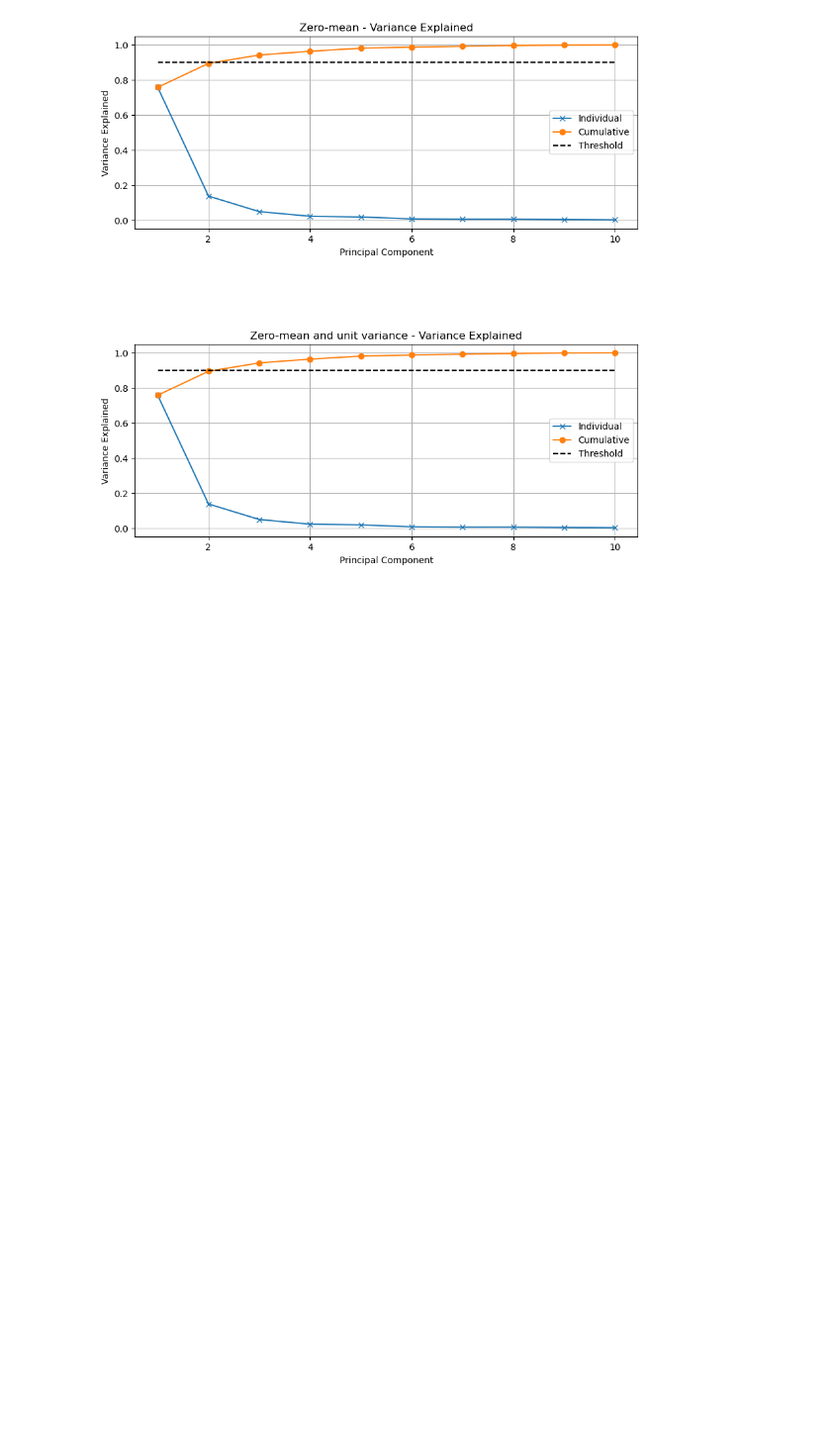
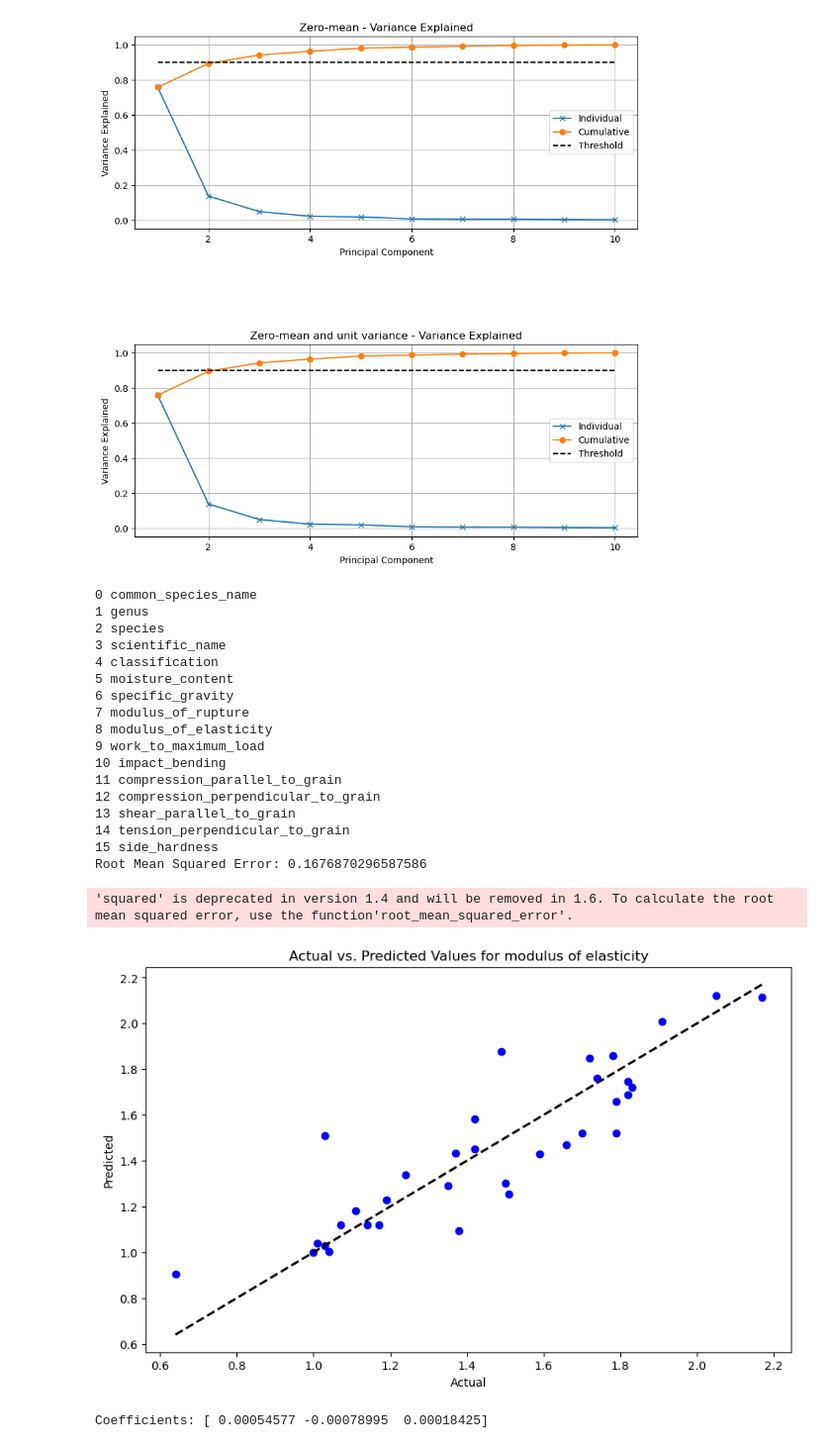
Before and after one commit to JohnOng123/02450-Project-1, a Jupyter notebook: 02450_project1.ipynb, the cells around one changed output. Shown at 99% size. Drawn from its saved outputs; the diff is of its cells as text; code cells hidden in the pictures; blank space fills up the shorter version.

```diff
--- a/02450_project1.ipynb
+++ b/02450_project1.ipynb
@@ -498,6 +498,64 @@ for k in range(2):
 plt.show()
 # %% [output]
 [figure]
+# %%
+for i in range(len(attributeNames)):
+    print(i, attributeNames[i])
+
+from sklearn.model_selection import train_test_split
+from sklearn.linear_model import LinearRegression
+from sklearn.metrics import mean_squared_error
+
+# Assuming 'X_scaled' is your feature set and 'y' is your target variable
+X = data_cleaned[[attributeNames[15], attributeNames[12], attributeNames[11]]]  # example predictors
+y = data_cleaned[attributeNames[8]]  # target variable
+
+# Split the data into training and testing sets
+X_train, X_test, y_train, y_test = train_test_split(X, y, test_size=0.2, random_state=42)
+
+# Create a linear regression model
+model = LinearRegression()
+model.fit(X_train, y_train)
+
+# Predict on the testing set
+y_pred = model.predict(X_test)
+
+# Evaluate the model
+rmse = mean_squared_error(y_test, y_pred, squared=False)
+print(f"Root Mean Squared Error: {rmse}")
+
+# Plotting the actual vs predicted values
+plt.figure(figsize=(10, 6))
+plt.scatter(y_test, y_pred, color='blue')
+plt.plot([y_test.min(), y_test.max()], [y_test.min(), y_test.max()], 'k--', lw=2)
+plt.xlabel('Actual')
+plt.ylabel('Predicted')
+plt.title('Actual vs. Predicted Values for modulus of elasticity')
+plt.show()
+
+# Display the coefficients of the model
+print(f"Coefficients: {model.coef_}")
+# %% [output]
+0 common_species_name
+1 genus
+2 species
+3 scientific_name
+4 classification
+5 moisture_content
+6 specific_gravity
+7 modulus_of_rupture
+8 modulus_of_elasticity
+9 work_to_maximum_load
+10 impact_bending
+11 compression_parallel_to_grain
+12 compression_perpendicular_to_grain
+13 shear_parallel_to_grain
+14 tension_perpendicular_to_grain
+15 side_hardness
+Root Mean Squared Error: 0.1676870296587586
+'squared' is deprecated in version 1.4 and will be removed in 1.6. To calculate the root mean squared error, use the function'root_mean_squared_error'.
+[figure, added]
+Coefficients: [ 0.00054577 -0.00078995  0.00018425]
 # %%
 # All plots
 
```
Also changed, not shown: parts of 1 cell of this notebook.
